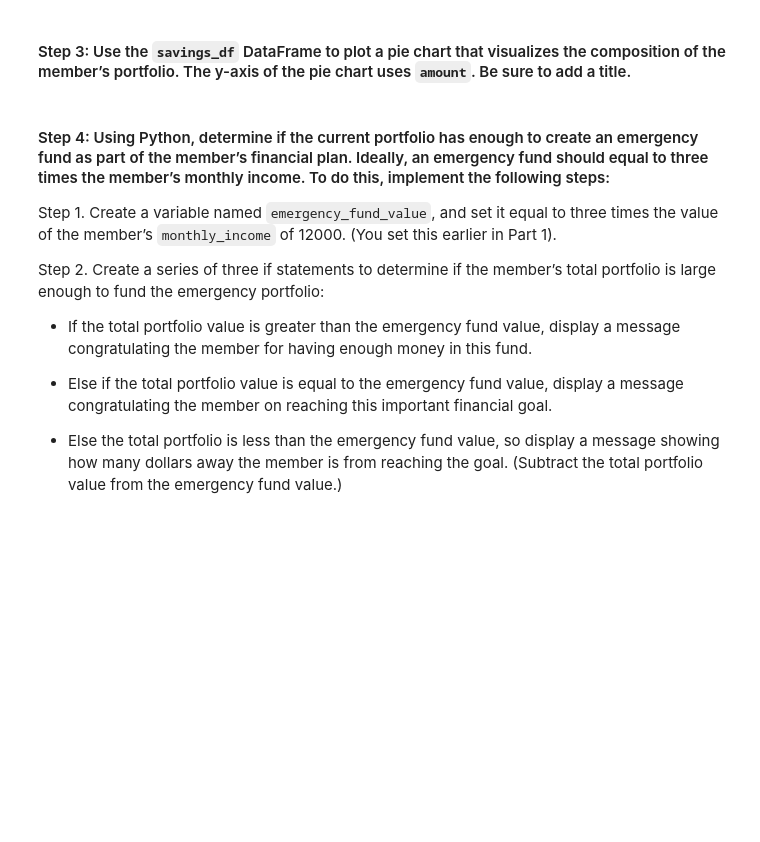
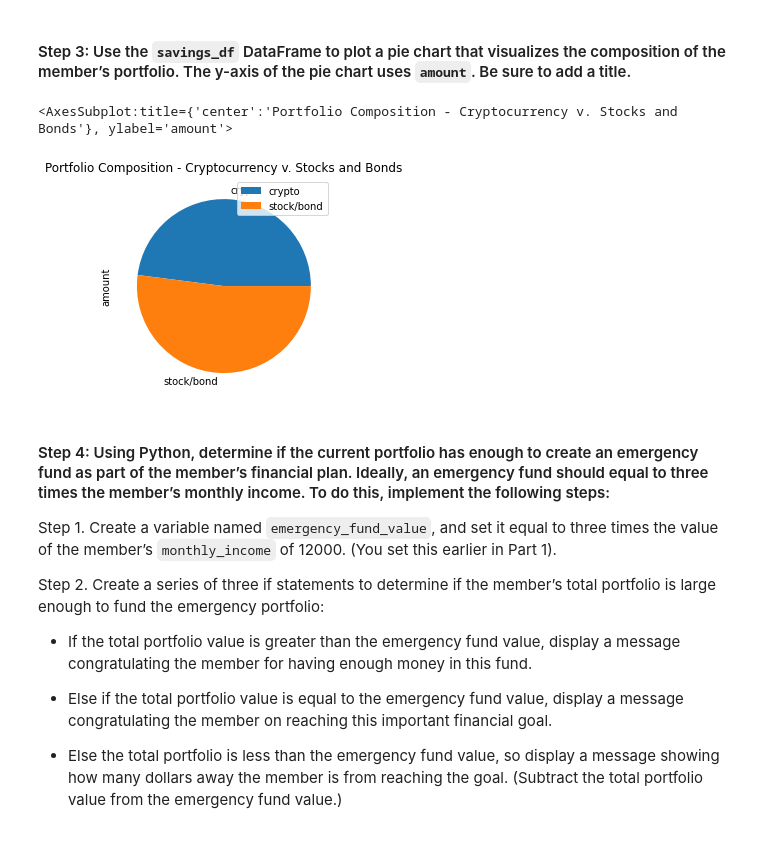
Before and after one commit to justcb/financial_planning, a Jupyter notebook: financial_planning_tools.ipynb, the cells around one changed output. Cells and saved outputs as stored; diff of their text form; code cells hidden in the pictures; blank space fills up the shorter version.

```diff
--- a/financial_planning_tools.ipynb
+++ b/financial_planning_tools.ipynb
@@ -372,7 +367,10 @@ pie_values_df = pd.DataFrame(
 #### Step 3: Use the `savings_df` DataFrame to plot a pie chart that visualizes the composition of the member’s portfolio. The y-axis of the pie chart uses `amount`. Be sure to add a title.
 # %%
 # Plot the total value of the member's portfolio (crypto and stock/bond) in a pie chart
-# YOUR CODE HERE
+savings_df.plot.pie(y='amount', title='Portfolio Composition - Cryptocurrency v. Stocks and Bonds')
+# %% [output]
+<AxesSubplot:title={'center':'Portfolio Composition - Cryptocurrency v. Stocks and Bonds'}, ylabel='amount'>
+[figure, added]
 # %% [markdown]
 #### Step 4: Using Python, determine if the current portfolio has enough to create an emergency fund as part of the member’s financial plan. Ideally, an emergency fund should equal to three times the member’s monthly income. To do this, implement the following steps:
 
```
Also changed, not shown: parts of 4 cells of this notebook.
